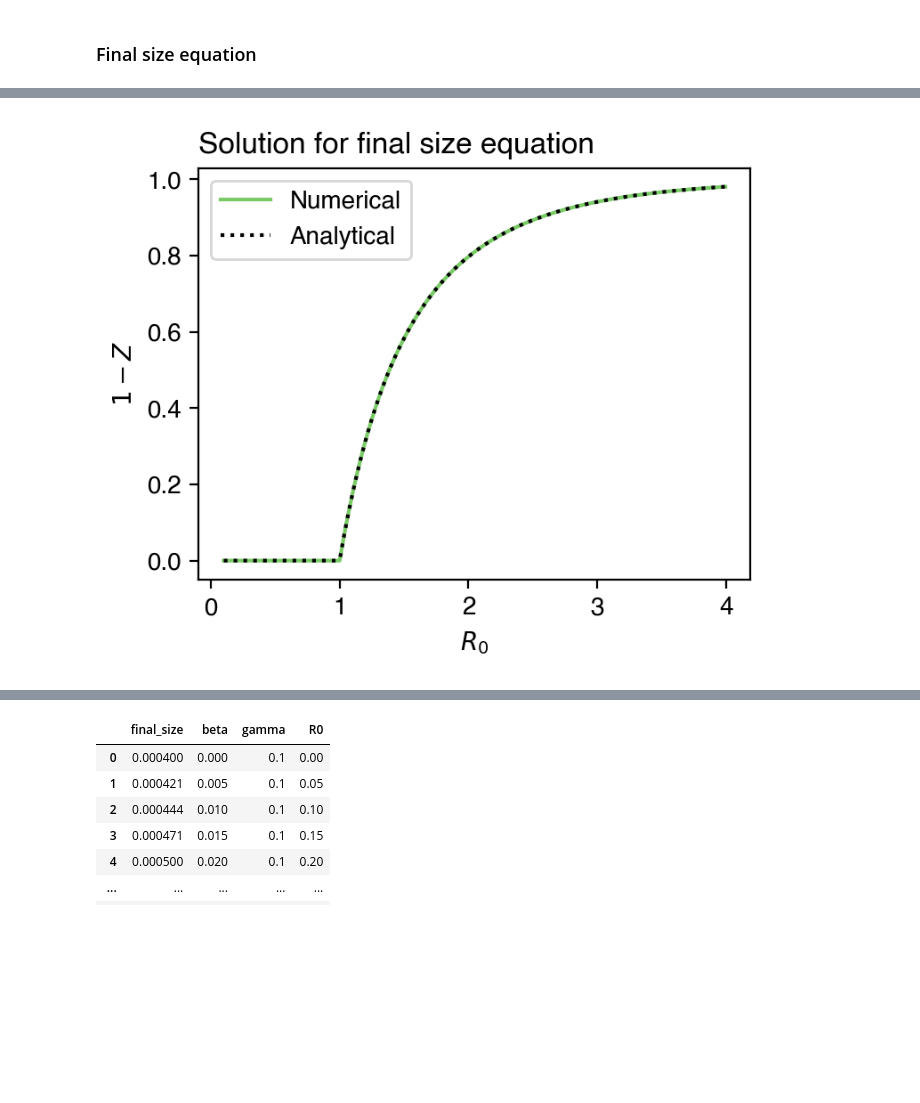
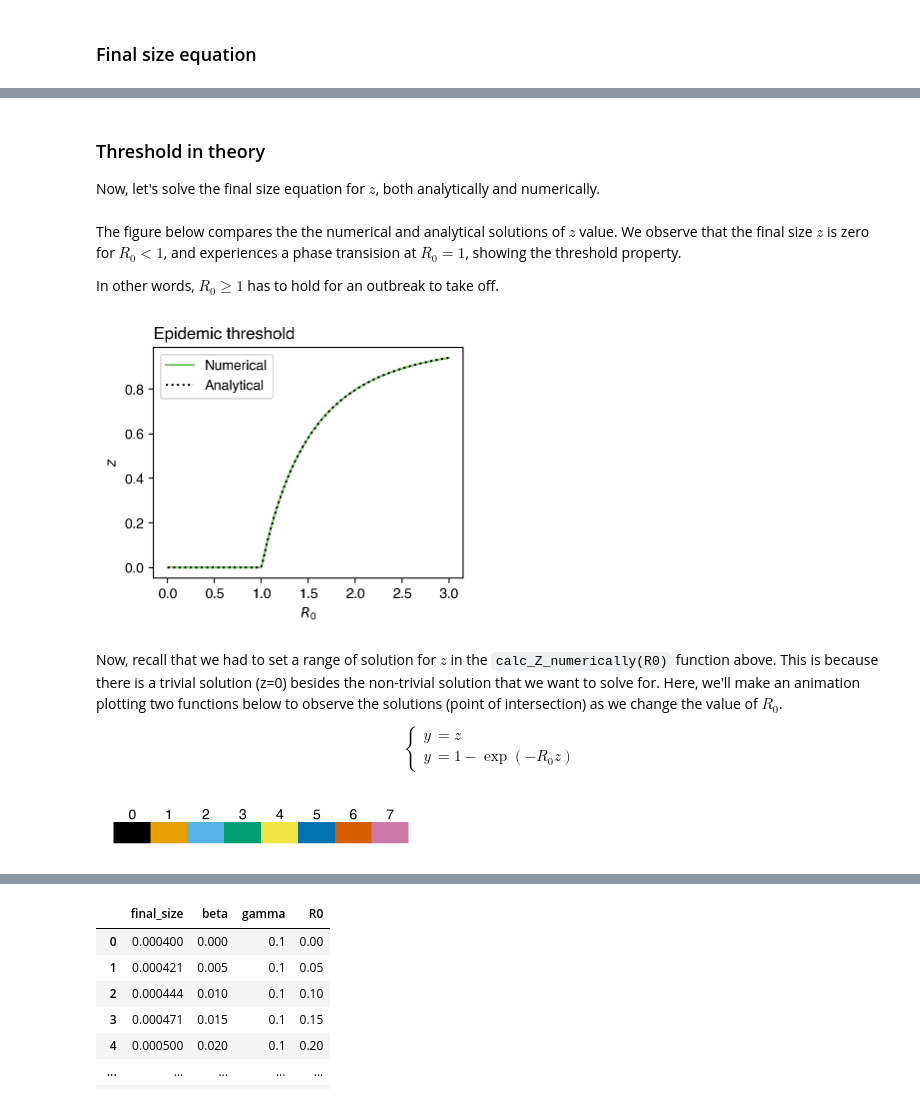
Before and after one commit to mu373/documentation, a Jupyter notebook: docs/epi/infectious-disease/sir.ipynb, the cells around one changed output, grey strips where cells are left out. Drawn from its saved outputs; the diff is of its cells as text; code cells hidden in the pictures; blank space fills up the shorter version.

Commit message:
Update epidemic threshold

```diff
--- a/docs/epi/infectious-disease/sir.ipynb
+++ b/docs/epi/infectious-disease/sir.ipynb
@@ -792,0 +772,3 @@ def calc_Z_numerically(R0):
+# %% [markdown]
+### Threshold in theory
+Now, let's solve the final size equation for $z$, both analytically and numerically.
@@ -793,32 +825,51 @@ def calc_Z_numerically(R0):
 # %%
-# Define a range of R0 values.
-R0_values = np.arange(0.1, 4, 0.005)
-# Compute Z for each R0.
-Z_values = np.array([calc_Z_numerically(R0) for R0 in R0_values])
-Z_values_analytical = np.array([calc_Z_analytically(R0) for R0 in R0_values])
+# Range for R0
+R0_values = np.linspace(0.0, 3.0, 200)
+
+# Calculate Z values for both numerical and analytical methods
+Z_values_numerical = [calc_Z_numerically(R0) for R0 in R0_values] # Z values calculated numerically for each R0
+Z_values_analytical = [calc_Z_analytically(R0) for R0 in R0_values] # Z values calculated analytically for each R0
+# %% [markdown]
+The figure below compares the the numerical and analytical solutions of $z$ value. We observe that the final size $z$ is zero for $R_0<1$, and experiences a phase transision at $R_0=1$, showing the threshold property.
+
+In other words, $R_0 ≥ 1$ has to hold for an outbreak to take off.
 # %%
+# Compare the results from numerical and analytical methods
 fig, ax = plt.subplots(1,1, figsize=(4,3))
 
 ax.plot(
 	R0_values,
-	1-Z_values,
+	Z_values_analytical,
     color=colors[2],
 	label='Numerical'
 )
 ax.plot(
 	R0_values,
-	1-Z_values_analytical,
+	Z_values_analytical,
 	':',
     color='black',
     label='Analytical'
 )
 
 ax.set_xlabel(r'$R_0$')
-ax.set_ylabel(r'$1-Z$')
-ax.set_title(r'Solution for final size equation', loc='left')
+ax.set_ylabel(r'$z$')
+ax.set_title(r'Epidemic threshold', loc='left')
 
 ax.legend()
 
 plt.show()
 # %% [output]
-[figure, old version]
+[figure, new version]
+# %% [markdown]
+Now, recall that we had to set a range of solution for $z$ in the `calc_Z_numerically(R0)` function above. This is because there is a trivial solution (z=0) besides the non-trivial solution that we want to solve for. Here, we'll make an animation plotting two functions below to observe the solutions (point of intersection) as we change the value of $R_0$.
+
+$$
+\begin{equation*}
+   \left\{
+    \begin{aligned}
+        y &= z \\
+        y &= 1 - \exp(-R_0 z)
+    \end{aligned}
+   \right.
+\end{equation*}
+$$
@@ -824,0 +879,28 @@ plt.show()
+# %%
+# Create figure with 1 subplot
+square_size = 0.5  # Size of each square
+fig_width = len(colors_cbfp) * square_size
+fig_height = square_size
+fig, ax = plt.subplots(figsize=(fig_width, fig_height))
+
+# Set white background
+fig.set_facecolor('white')
+ax.set_facecolor('white')
+
+# Plot squares with colors from colors_cbfp with some spacing between them
+for i, color in enumerate(colors_cbfp):
+    rect = plt.Rectangle((i*square_size, 0), square_size, square_size,
+                        facecolor=color, edgecolor='none')
+    ax.add_patch(rect)
+    # Add index number on top of rectangle
+    ax.text(i*square_size + square_size/2, square_size, str(i),
+            horizontalalignment='center', verticalalignment='bottom')
+
+# Clean up the plot
+ax.set_xlim(-0.1, len(colors_cbfp)*square_size + 0.1)
+ax.set_ylim(-0.1, square_size + 0.3)  # Extra space for numbers
+ax.axis('off')
+
+plt.show()
+# %% [output]
+[figure, added]
```
Also changed, not shown: parts of 18 cells of this notebook.
